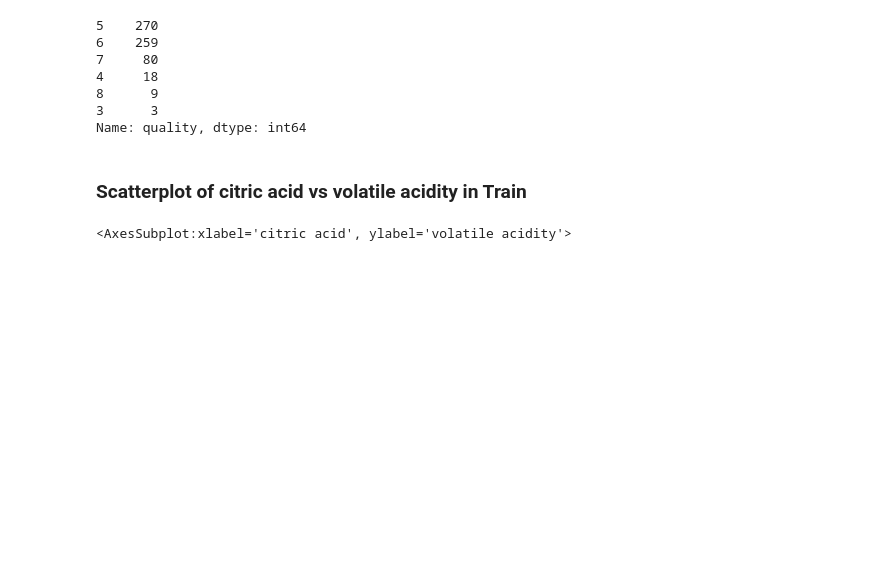
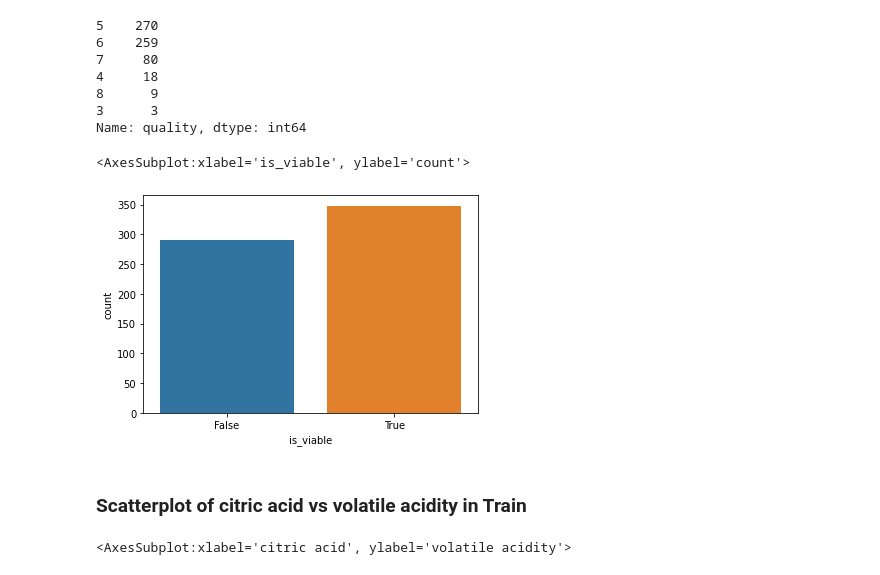
Before and after one commit to Michael-Austin-Mesa/wine-classification-project, a Jupyter notebook: explore.ipynb, the cells around one changed output. Cells and saved outputs as stored; diff of their text form; code cells hidden in the pictures; blank space fills up the shorter version.

```diff
--- a/explore.ipynb
+++ b/explore.ipynb
@@ -111,6 +113,11 @@ train.quality.value_counts()
 8      9
 3      3
 Name: quality, dtype: int64
+# %%
+sns.countplot(x=train.is_viable)
+# %% [output]
+<AxesSubplot:xlabel='is_viable', ylabel='count'>
+[figure, added]
 # %% [markdown]
 ### Scatterplot of citric acid vs volatile acidity in Train
 # %%
```
Also changed, not shown: parts of 15 cells of this notebook.
